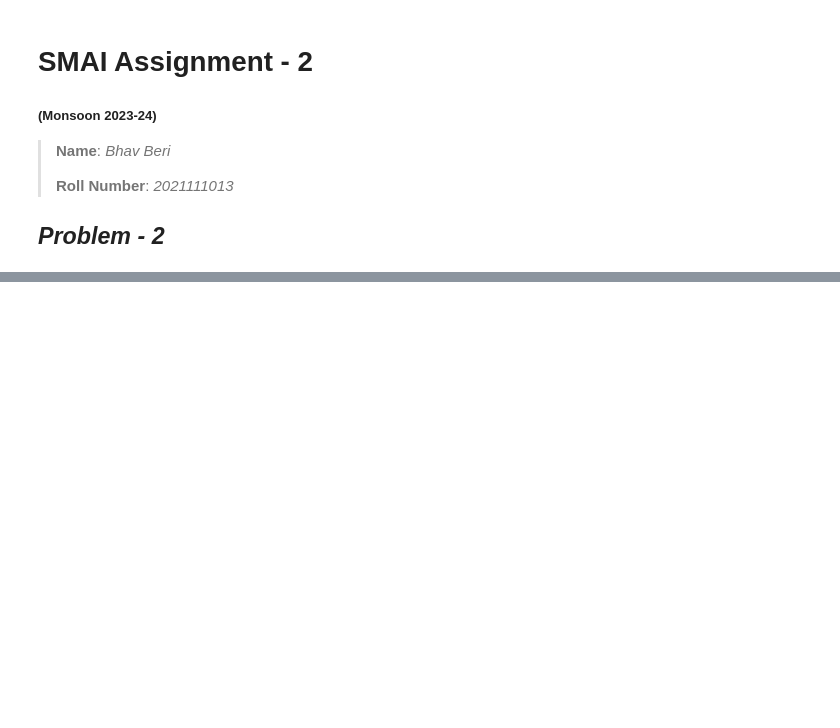
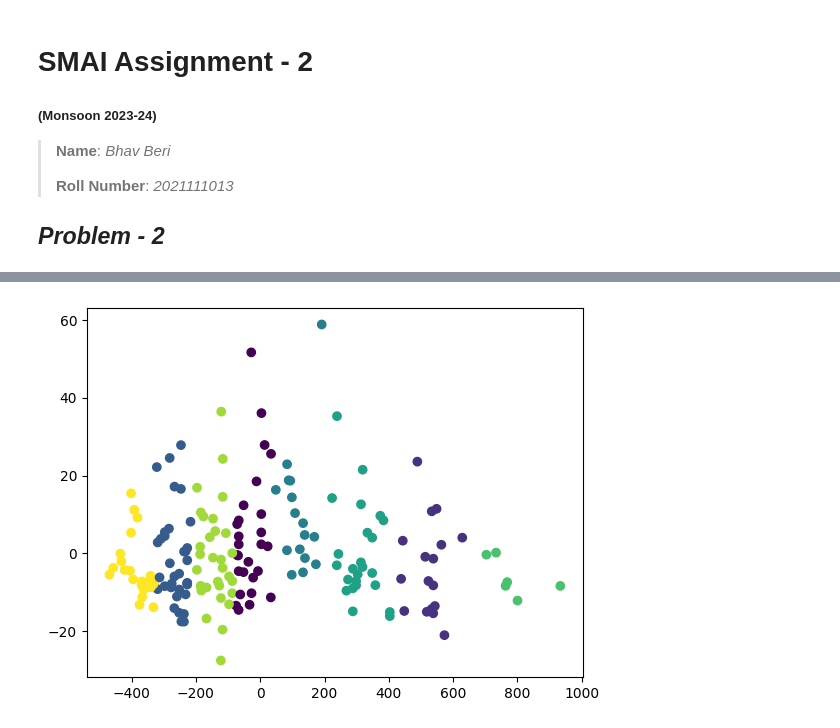
Before and after one commit to bhavberi/SMAI-Monsoon-23-24, a Jupyter notebook: 2021111013_assignment_2/P2.ipynb, the cells around one changed output, grey strips where cells are left out. Saved outputs shown, nothing was run; the diff lists cells and outputs as text; code cells hidden in the pictures; blank space fills up the shorter version.

```diff
--- a/2021111013_assignment_2/P2.ipynb
+++ b/2021111013_assignment_2/P2.ipynb
@@ -183,0 +445,5 @@ Log-likelihood:  -4591.809254868103
+# %%
+choose_aic=np.argmin(np.array(aic))+1
+print(choose_aic)
+choose_bic=np.argmin(np.array(aic))+1
+print(choose_bic)
@@ -183,0 +463,10 @@ Log-likelihood:  -4591.809254868103
+# %%
+gmm_aic = GMM()
+gmm_aic.fit(X, choose_aic, printing=False)
+gmm_bic = GMM()
+gmm_bic.fit(X, choose_bic, printing=False)
+
+aic_clustering = gmm_aic.get_membership(X)
+bic_clustering = gmm_bic.get_membership(X)
+
+aic_clustering, bic_clustering
@@ -183,0 +502,6 @@ Log-likelihood:  -4591.809254868103
+# %%
+kmeans = KMeans().fit(X)
+plt.scatter(result[:, 0], result[:, 1], c=kmeans.labels_.astype(float))
+plt.show()
+# %% [output]
+[figure, added]
```
Also changed, not shown: parts of 16 cells of this notebook.
